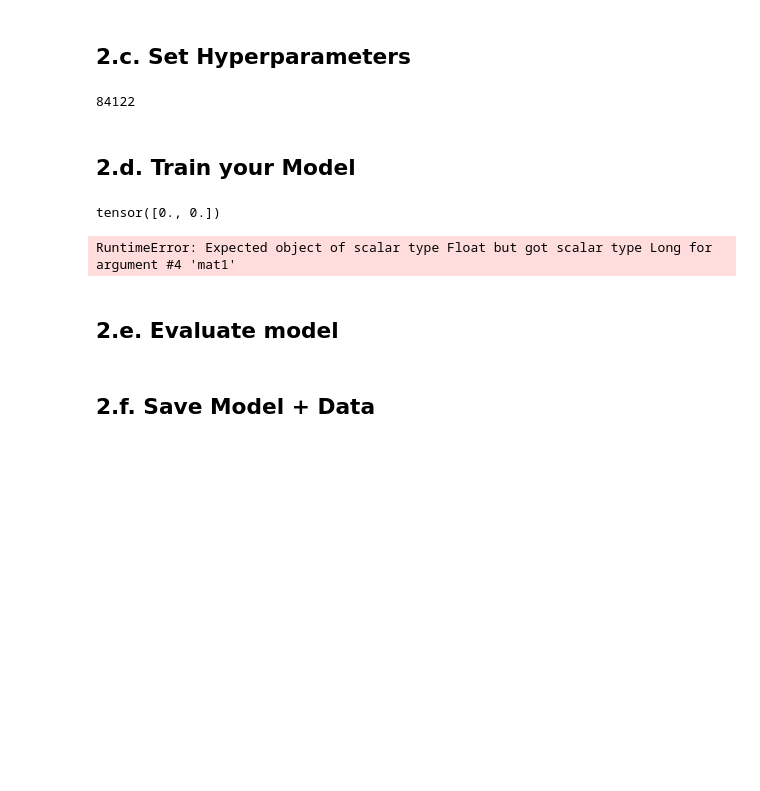
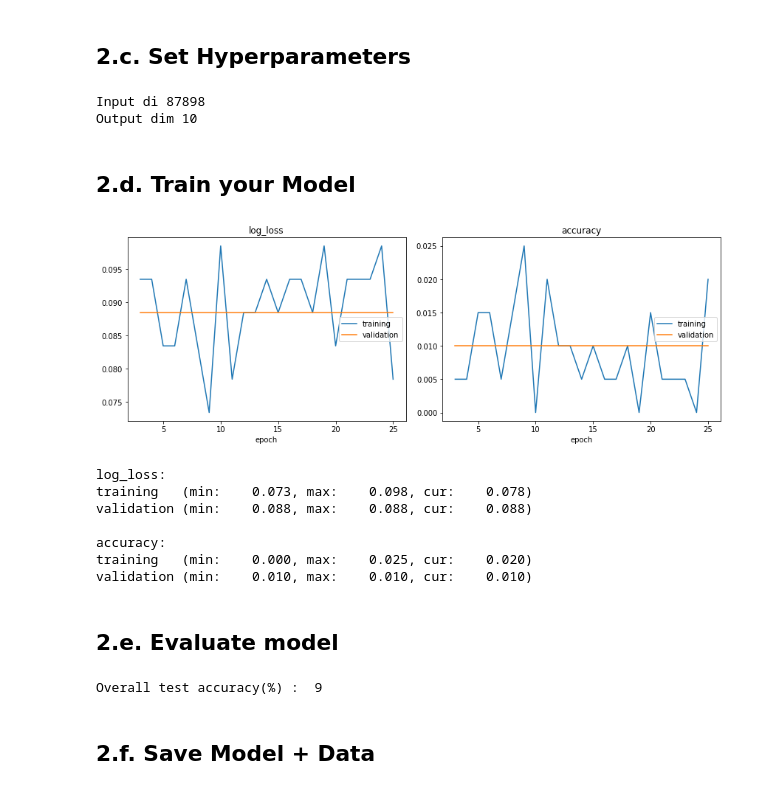
Before and after one commit to Mak-Ta-Reque/MLCYSEC, a Jupyter notebook: Project/Project_2/Project_2.ipynb, the cells around one changed output. Saved outputs shown, nothing was run; the diff lists cells and outputs as text; code cells hidden in the pictures; blank space fills up the shorter version.

```diff
--- a/Project/Project_2/Project_2.ipynb
+++ b/Project/Project_2/Project_2.ipynb
@@ -518,23 +516,25 @@ class NetDNN(nn.Module):
 # Define your hyperparameters here
 
 in_dims = trainset[0][0].shape[0]
-print(in_dims)
+print('Input di',in_dims)
 h1, h2 = 128, 128
-out_dims = 10 #len(class_to_idx)
+out_dims = len(index_class)
+print('Output dim', out_dims)
 
 # Optimization
 n_epochs = 25
-batch_size = 32
+batch_size = 32 # Originally 32
 lr = 1e-2
 momentum = 0.9
 # %% [output]
-84122
+Input di 87898
+Output dim 10
 # %% [markdown]
 ## 2.d. Train your Model
 # %%
 # Feel free to edit anything in this block
 
-net = NetDNN(in_dims, h1, out_dims).to(device)
+net = NetDNN(in_dims, h1, h2, out_dims)
 net.train()
 
 criterion = nn.CrossEntropyLoss()
@@ -545,36 +545,6 @@ optimizer = optim.SGD(net.parameters(), lr=lr, momentum=momentum)
 trainloader = DataLoader(trainset, batch_size=batch_size, shuffle=True)
 testloader = DataLoader(testset, batch_size=batch_size, shuffle=False)
 
+dataloader = {'train': trainloader,'val': testloader}
+
 # Etc.
-# %%
-#
-#
-# ------- Your Code -------
-#
-# Example:
-for epoch in range(n_epochs):
-    for i, data in enumerate(trainloader, 0):
-        # get the inputs; data is a list of [inputs, labels]
-        inputs, labels = data
-        print (labels)
-
-        # zero the parameter gradients
-        optimizer.zero_grad()
-
-        # forward + backward + optimize
-        outputs = net(inputs)
-        loss = criterion(outputs, labels)
-        loss.backward()
-        optimizer.step()
-
-        # print statistics
-        running_loss += loss.item()
-        if i % 2000 == 1999:    # print every 2000 mini-batches
-            print('[%d, %5d] loss: %.3f' %
-                  (epoch + 1, i + 1, running_loss / 2000))
-            running_loss = 0.0
-
-print('Finished Training')
-# %% [output]
-tensor([0., 0.])
-RuntimeError: Expected object of scalar type Float but got scalar type Long for argument #4 'mat1'
@@ -581,2 +624,15 @@ RuntimeError: Expected object of scalar type Float but got scalar type Long for
+# %%
+#Print training loss.
+
+model, eval_data =  train_model(net, criterion, optimizer,n_epochs)
+# %% [output]
+[figure, added]
+log_loss:
+training   (min:    0.073, max:    0.098, cur:    0.078)
+validation (min:    0.088, max:    0.088, cur:    0.088)
+
+accuracy:
+training   (min:    0.000, max:    0.025, cur:    0.020)
+validation (min:    0.010, max:    0.010, cur:    0.010)
 # %% [markdown]
 ## 2.e. Evaluate model
@@ -589,3 +639,21 @@ RuntimeError: Expected object of scalar type Float but got scalar type Long for
+# %%
+#
+#
+# ------- Your Code -------
+#
+#
+
+
+
+dataiter = iter(testloader)
+features, labels = dataiter.next()
+outputs = net(features)
+_ ,outputs = torch.max(outputs, 1)
+_, labels_nonhot =  torch.max(labels,1)
+accuracy = 100 * torch.sum(outputs == labels_nonhot) / len(outputs)
+print('Overall test accuracy(%) : ', accuracy.item())
+# %% [output]
+Overall test accuracy(%) :  9
 # %% [markdown]
 ## 2.f. Save Model + Data
 # %%
```
Also changed, not shown: parts of 11 cells of this notebook, 9 other files.
